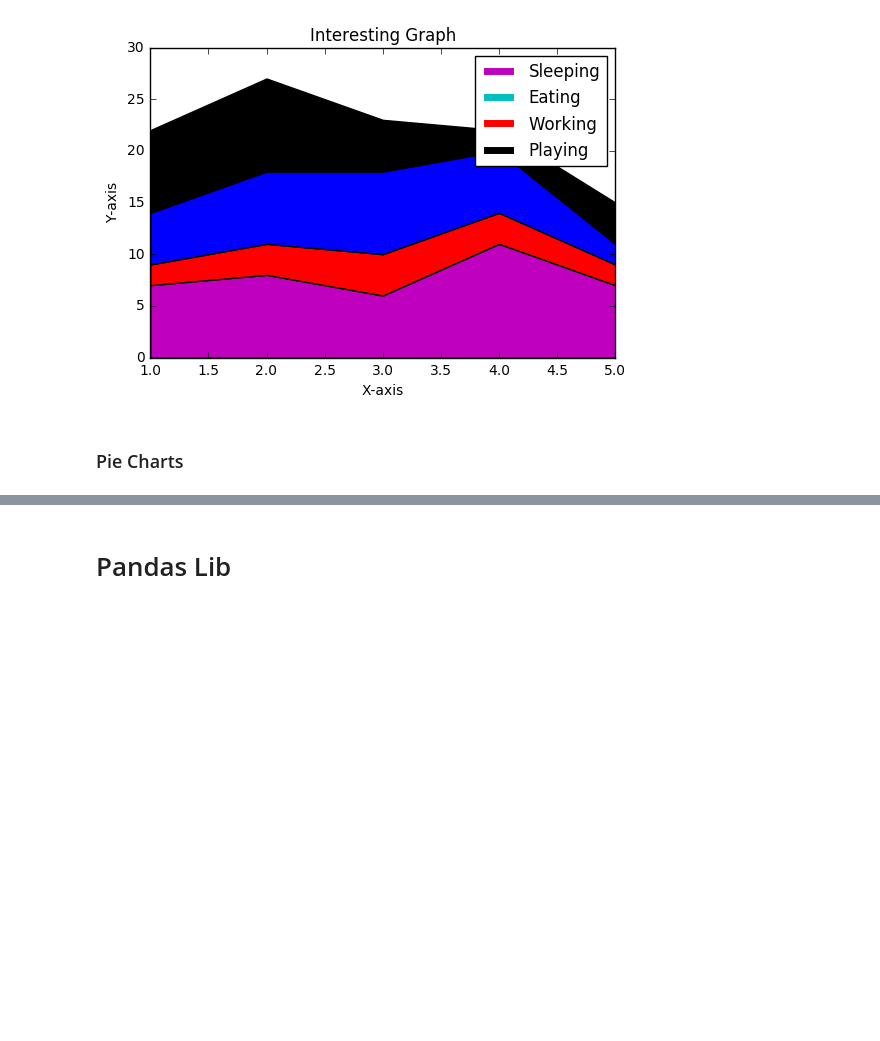
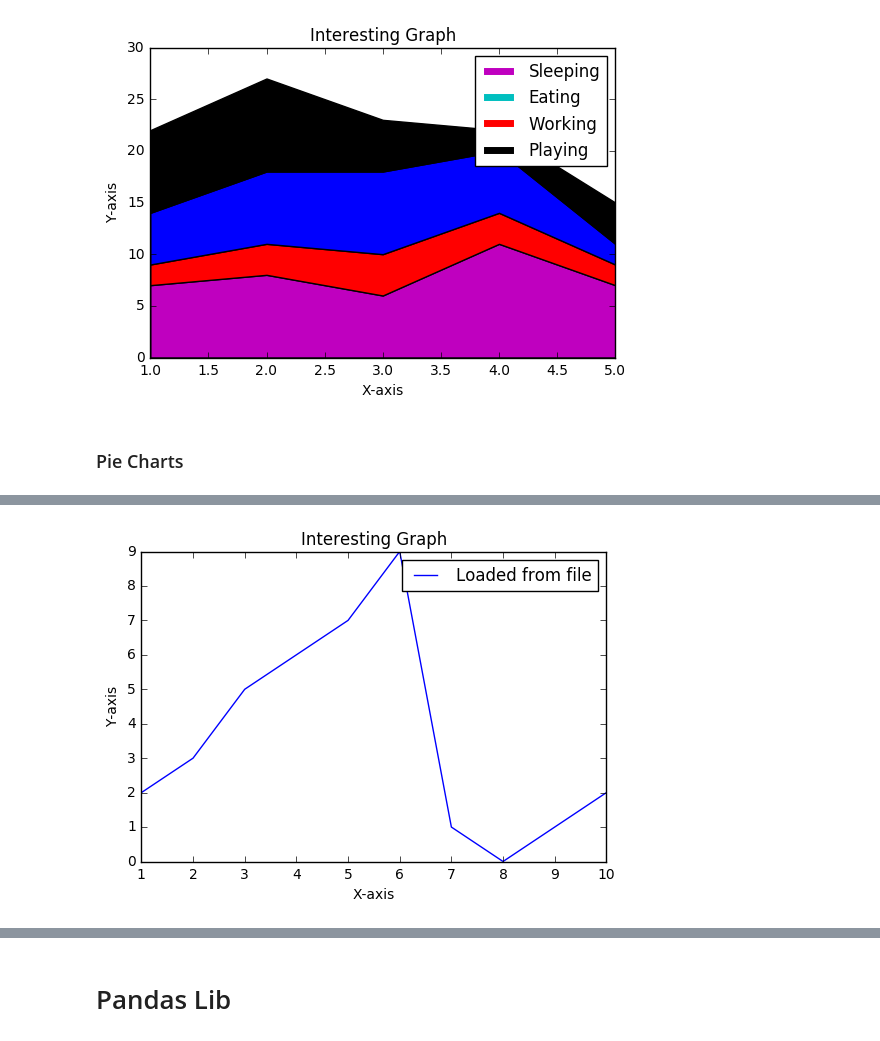
Before and after one commit to amanullahtariq/MLAlgorithm, a Jupyter notebook: Python/Matplotlib .ipynb, the cells around one changed output, grey strips where cells are left out. Cells and saved outputs as stored; diff of their text form; code cells hidden in the pictures; blank space fills up the shorter version.

```diff
--- a/Python/Matplotlib .ipynb
+++ b/Python/Matplotlib .ipynb
@@ -89,0 +136,15 @@ plt.show()
+# %%
+# loading by numpy
+import numpy as np
+import matplotlib.pyplot as plt
+
+x,y = np.loadtxt('example.txt', delimiter= ',', unpack=True)
+
+plt.plot(x,y, label='Loaded from file')
+plt.xlabel('X-axis')
+plt.ylabel('Y-axis')
+plt.legend()
+plt.title('Interesting Graph')
+plt.show()
+# %% [output]
+[figure, added]
```
Also changed, not shown: parts of 6 cells of this notebook, 1 other file.
